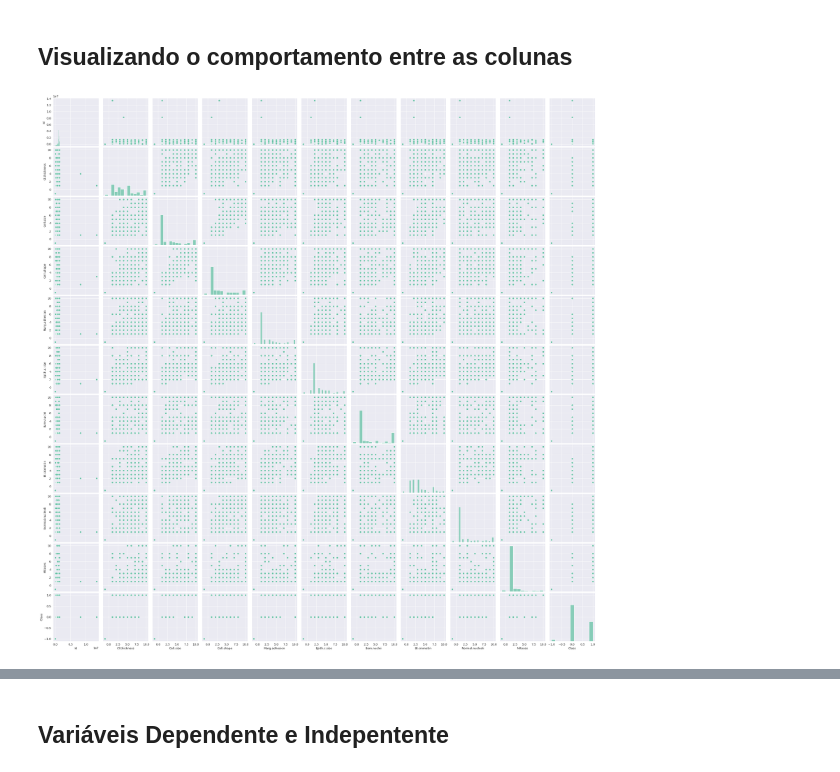
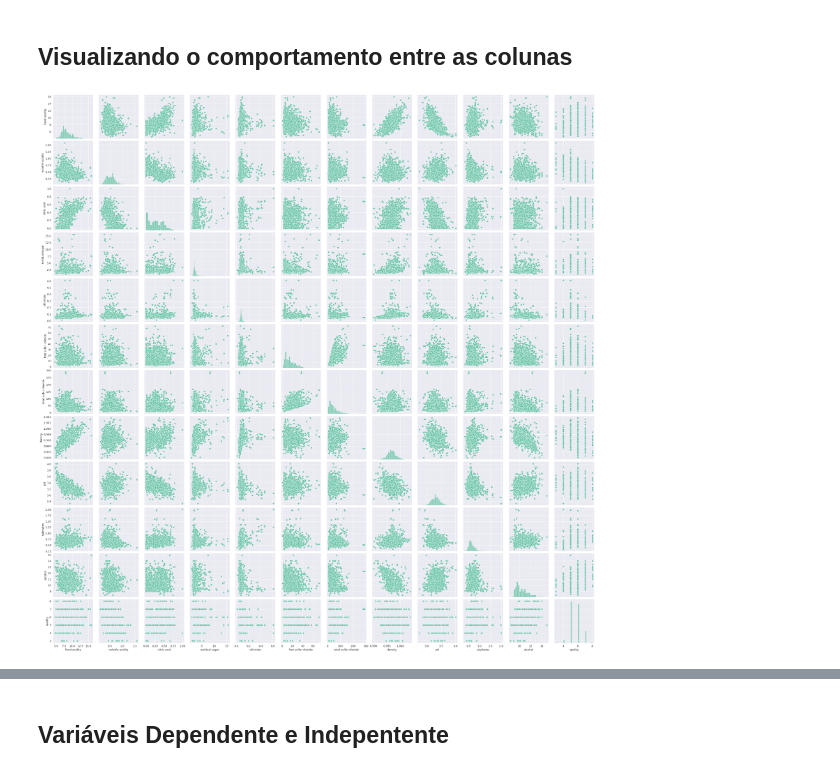
Before and after one commit to Massato01/CalculoNumericoRegressaoLinearVinho, a Jupyter notebook: ProjetoCalculoNumerico.ipynb, the cells around one changed output, grey strips where cells are left out. Cells and saved outputs as stored; diff of their text form; code cells hidden in the pictures.

```diff
--- a/ProjetoCalculoNumerico.ipynb
+++ b/ProjetoCalculoNumerico.ipynb
@@ -13,6 +16,6 @@ from sklearn.model_selection import train_test_split
 # %% [markdown]
 # **Importação e tratamento dos dados**
 # %%
-df_breast_cancer = pd.read_csv('/content/BreastCancer.csv')
-df_breast_cancer.shape
+df_wine = pd.read_csv('/content/winequality-red.csv')
+df_wine.shape
 # %% [output]
@@ -130,7 +120,7 @@ sns.set_style("darkgrid")
 # %% [markdown]
 ## Visualizando o comportamento entre as colunas
 # %%
-ax = sns.pairplot(df_breast_cancer)
+ax = sns.pairplot(df_wine)
 # %% [output]
-[figure, old version]
+[figure, new version]
 # %%
```
Also changed, not shown: parts of 34 cells of this notebook.
